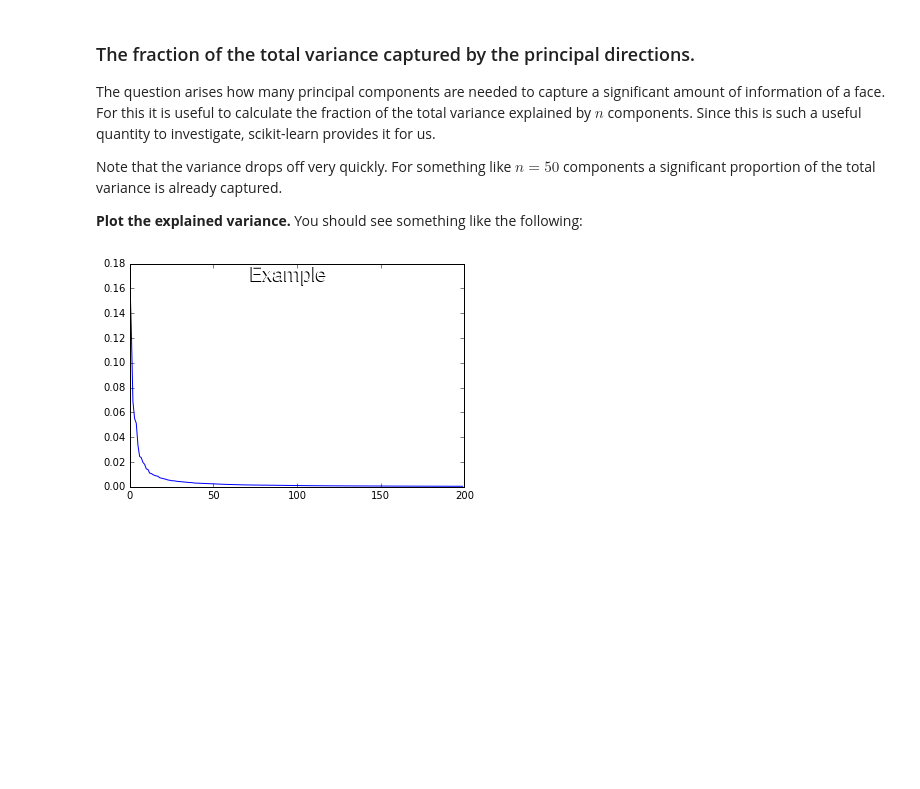
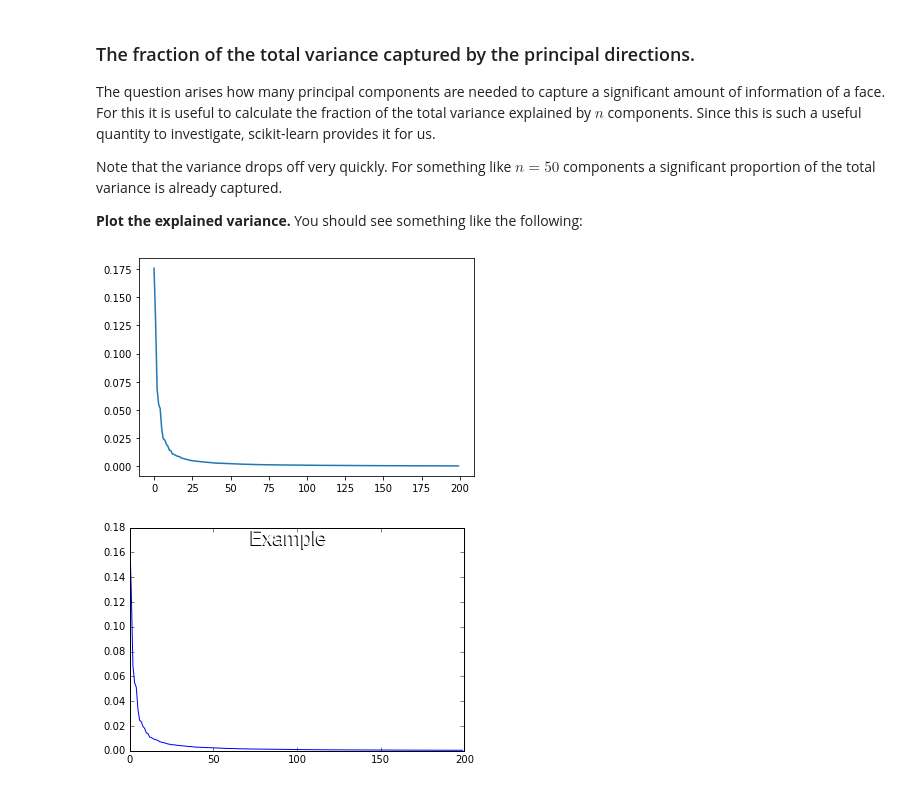
Before and after one commit to DylanGeldenhuys/Machine-learning-A-SU-, a Jupyter notebook: src/assign1.ipynb, the cells around one changed output. Cells and saved outputs as stored; diff of their text form; code cells hidden in the pictures; blank space fills up the shorter version.

```diff
--- a/src/assign1.ipynb
+++ b/src/assign1.ipynb
@@ -117,6 +200,10 @@ Note that the variance drops off very quickly. For something like $n=50$ compone
 **Plot the explained variance.** You should see something like the following:
 # %%
 # Insert code to produce the image below
+plt.plot(pcaFaces.explained_variance_ratio_)
+plt.show()
+# %% [output]
+[figure, added]
 # %%
 display(Image(filename='../resources/images/Faces_expl_var.png'))
 # %% [output]
```
Also changed, not shown: parts of 58 cells of this notebook.
